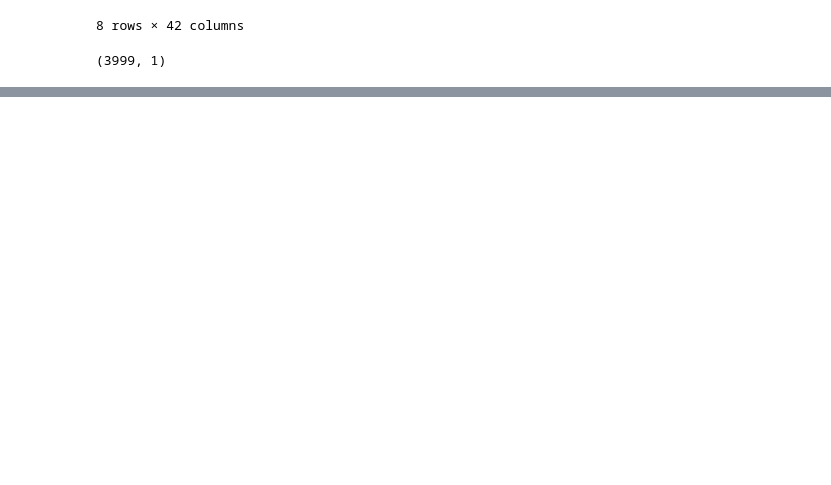
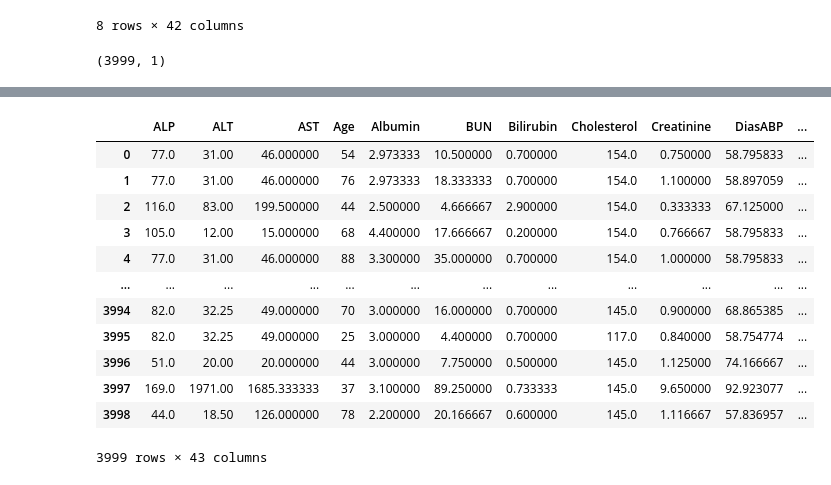
Before and after one commit to TaeMD/ML-projects, a Jupyter notebook: Mortality_Prediction_ICU.ipynb, the cells around one changed output, grey strips where cells are left out. Saved outputs shown, nothing was run; the diff lists cells and outputs as text; code cells hidden in the pictures; blank space fills up the shorter version.

```diff
--- a/Mortality_Prediction_ICU.ipynb
+++ b/Mortality_Prediction_ICU.ipynb
@@ -94,0 +98,18 @@ pandas.core.frame.DataFrame
+# %%
+new_df = pd.concat([df, labels], axis = 1)
+# %%
+new_df
+# %% [output]
+|  | ALP | ALT | AST | Age | Albumin | BUN | Bilirubin | Cholesterol | Creatinine | DiasABP | ... |
+| 0 | 77.0 | 31.00 | 46.000000 | 54 | 2.973333 | 10.500000 | 0.700000 | 154.0 | 0.750000 | 58.795833 | ... |
+| 1 | 77.0 | 31.00 | 46.000000 | 76 | 2.973333 | 18.333333 | 0.700000 | 154.0 | 1.100000 | 58.897059 | ... |
+| 2 | 116.0 | 83.00 | 199.500000 | 44 | 2.500000 | 4.666667 | 2.900000 | 154.0 | 0.333333 | 67.125000 | ... |
+| 3 | 105.0 | 12.00 | 15.000000 | 68 | 4.400000 | 17.666667 | 0.200000 | 154.0 | 0.766667 | 58.795833 | ... |
+| 4 | 77.0 | 31.00 | 46.000000 | 88 | 3.300000 | 35.000000 | 0.700000 | 154.0 | 1.000000 | 58.795833 | ... |
+| ... | ... | ... | ... | ... | ... | ... | ... | ... | ... | ... | ... |
+| 3994 | 82.0 | 32.25 | 49.000000 | 70 | 3.000000 | 16.000000 | 0.700000 | 145.0 | 0.900000 | 68.865385 | ... |
+| 3995 | 82.0 | 32.25 | 49.000000 | 25 | 3.000000 | 4.400000 | 0.700000 | 117.0 | 0.840000 | 58.754774 | ... |
+| 3996 | 51.0 | 20.00 | 20.000000 | 44 | 3.000000 | 7.750000 | 0.500000 | 145.0 | 1.125000 | 74.166667 | ... |
+| 3997 | 169.0 | 1971.00 | 1685.333333 | 37 | 3.100000 | 89.250000 | 0.733333 | 145.0 | 9.650000 | 92.923077 | ... |
+| 3998 | 44.0 | 18.50 | 126.000000 | 78 | 2.200000 | 20.166667 | 0.600000 | 145.0 | 1.116667 | 57.836957 | ... |
+3999 rows × 43 columns
```
Also changed, not shown: parts of 7 cells of this notebook.
